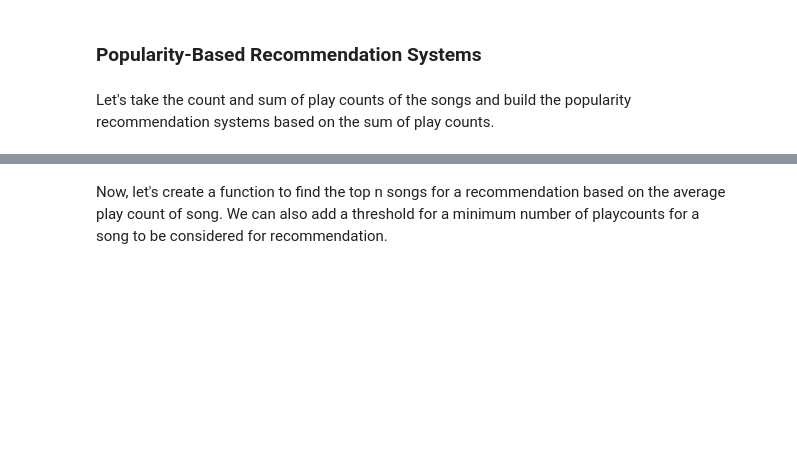
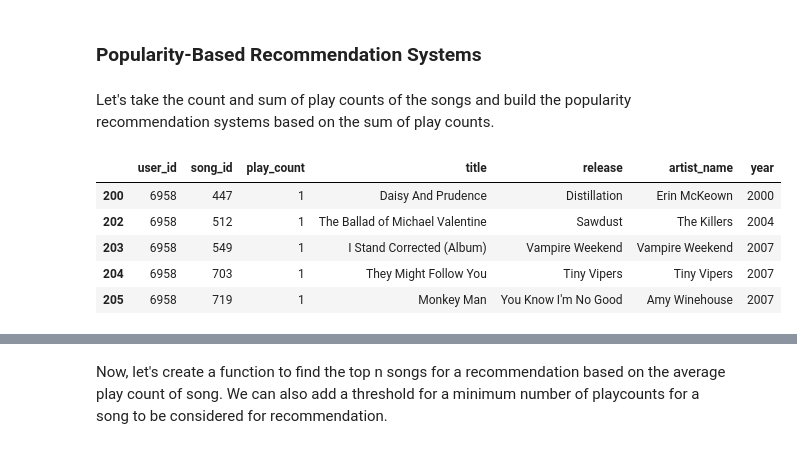
Before and after one commit to eyvonec/MIT_Professional_Education_Project, a Jupyter notebook: New_Music_Recommendation_System_Full_Code.ipynb, the cells around one changed output, grey strips where cells are left out. Drawn from its saved outputs; the diff is of its cells as text; code cells hidden in the pictures; blank space fills up the shorter version.

```diff
--- a/New_Music_Recommendation_System_Full_Code.ipynb
+++ b/New_Music_Recommendation_System_Full_Code.ipynb
@@ -695,6 +739,16 @@ Now that we have explored the data, let's apply different algorithms to build re
 ### **Popularity-Based Recommendation Systems**
 # %% [markdown]
 Let's take the count and sum of play counts of the songs and build the popularity recommendation systems based on the sum of play counts.
+# %%
+# Call the first 5 rows of the dataset
+df_final.head()
+# %% [output]
+|  | user_id | song_id | play_count | title | release | artist_name | year |
+| 200 | 6958 | 447 | 1 | Daisy And Prudence | Distillation | Erin McKeown | 2000 |
+| 202 | 6958 | 512 | 1 | The Ballad of Michael Valentine | Sawdust | The Killers | 2004 |
+| 203 | 6958 | 549 | 1 | I Stand Corrected (Album) | Vampire Weekend | Vampire Weekend | 2007 |
+| 204 | 6958 | 703 | 1 | They Might Follow You | Tiny Vipers | Tiny Vipers | 2007 |
+| 205 | 6958 | 719 | 1 | Monkey Man | You Know I'm No Good | Amy Winehouse | 2007 |
 # %%
 # Calculating average play_count
        # Hint: Use groupby function on the song_id column
```
Also changed, not shown: parts of 36 cells of this notebook.
